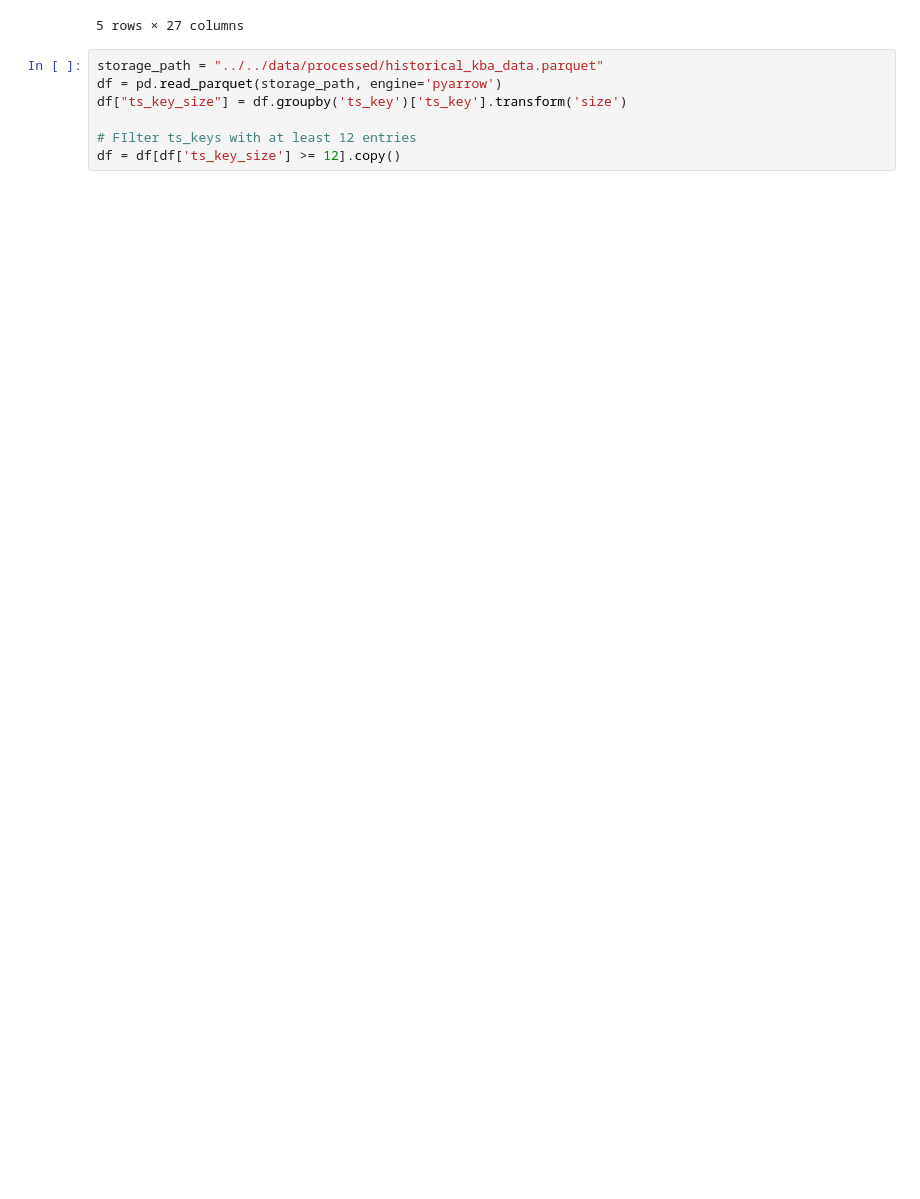
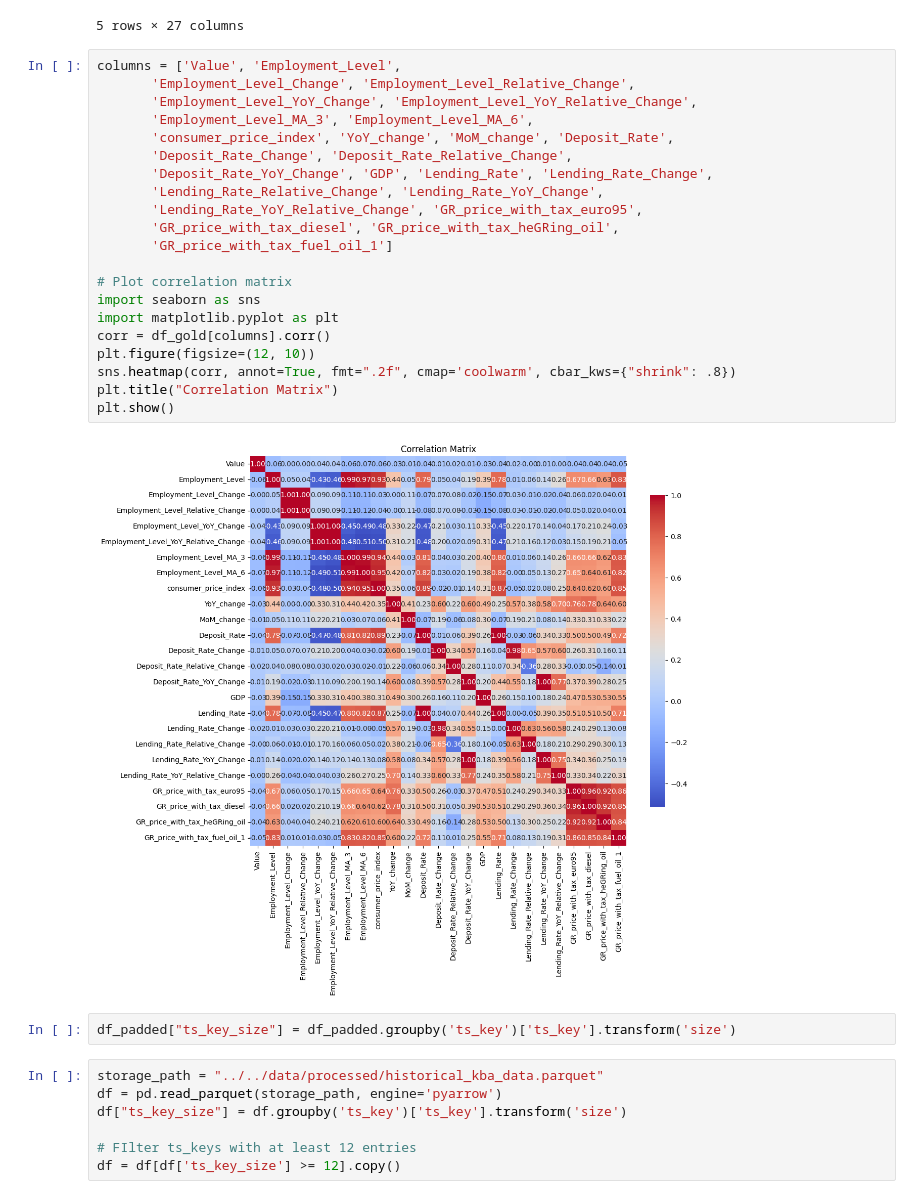
Before and after one commit to john2408/neural_networks_project_hdm, a Jupyter notebook: notebooks/john/data_exploration.ipynb, the cells around one changed output. Cells and saved outputs as stored; diff of their text form; blank space fills up the shorter version.

```diff
--- a/notebooks/john/data_exploration.ipynb
+++ b/notebooks/john/data_exploration.ipynb
@@ -38,6 +50,31 @@ df_gold.head()
 | 3 | 2018-04-30 | ALFA ROMEO_GIULIA_All_Wheel_Drive | 51.0 | 32782173 | 121681.0 | 0.00373 | ... |
 | 4 | 2018-05-31 | ALFA ROMEO_GIULIA_All_Wheel_Drive | 77.0 | 32857311 | 75138.0 | 0.00229 | ... |
 5 rows × 27 columns
+# %%
+columns = ['Value', 'Employment_Level',
+       'Employment_Level_Change', 'Employment_Level_Relative_Change',
+       'Employment_Level_YoY_Change', 'Employment_Level_YoY_Relative_Change',
+       'Employment_Level_MA_3', 'Employment_Level_MA_6',
+       'consumer_price_index', 'YoY_change', 'MoM_change', 'Deposit_Rate',
+       'Deposit_Rate_Change', 'Deposit_Rate_Relative_Change',
+       'Deposit_Rate_YoY_Change', 'GDP', 'Lending_Rate', 'Lending_Rate_Change',
+       'Lending_Rate_Relative_Change', 'Lending_Rate_YoY_Change',
+       'Lending_Rate_YoY_Relative_Change', 'GR_price_with_tax_euro95',
+       'GR_price_with_tax_diesel', 'GR_price_with_tax_heGRing_oil',
+       'GR_price_with_tax_fuel_oil_1']
+
+# Plot correlation matrix
+import seaborn as sns
+import matplotlib.pyplot as plt
+corr = df_gold[columns].corr()
+plt.figure(figsize=(12, 10))
+sns.heatmap(corr, annot=True, fmt=".2f", cmap='coolwarm', cbar_kws={"shrink": .8})
+plt.title("Correlation Matrix")
+plt.show()
+# %% [output]
+[figure, added]
+# %%
+df_padded["ts_key_size"] = df_padded.groupby('ts_key')['ts_key'].transform('size')
 # %%
 storage_path = "../../data/processed/historical_kba_data.parquet"
 df = pd.read_parquet(storage_path, engine='pyarrow')
```
Also changed, not shown: parts of 3 cells of this notebook, 5 other files.
